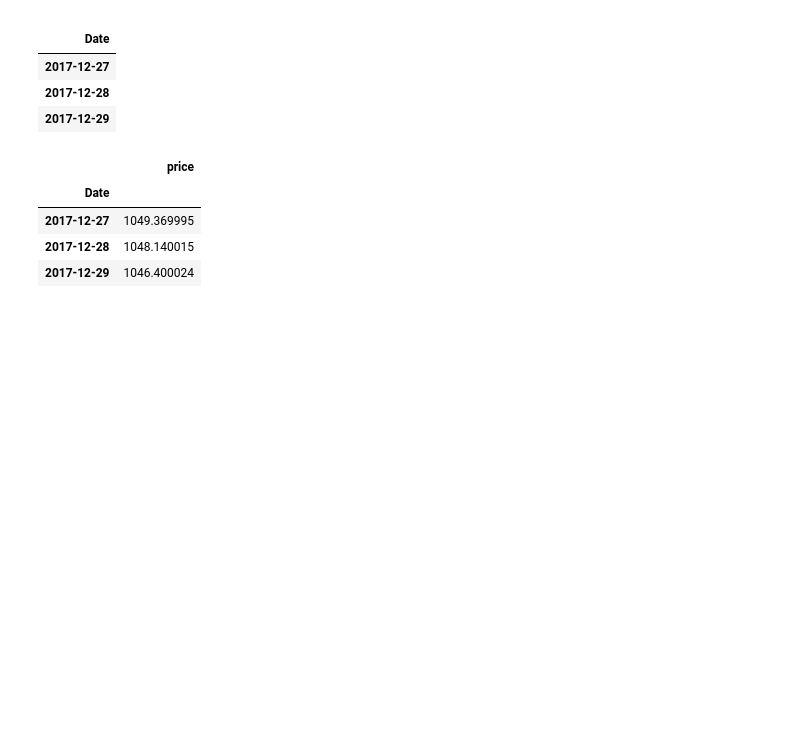
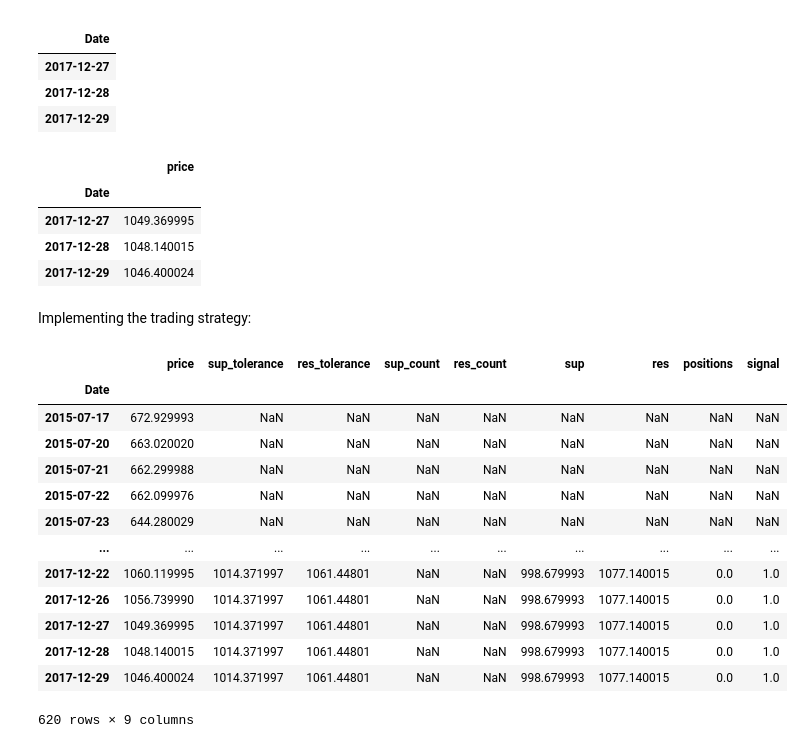
Before and after one commit to victorvianaom/Learn-Algorithmic-Trading, a Jupyter notebook: Deciphering Markets with Technical Analysis 📚02.ipynb, the cells around one changed output. Cells and saved outputs as stored; diff of their text form; code cells hidden in the pictures; blank space fills up the shorter version.

Commit message:
implemented the logic behind the resistance and support breakthrough strategy

```diff
--- a/Deciphering Markets with Technical Analysis 📚02.ipynb
+++ b/Deciphering Markets with Technical Analysis 📚02.ipynb
@@ -74,3 +76,66 @@ goog_data_signal.tail(3)
 | 2017-12-27 | 1049.369995 |
 | 2017-12-28 | 1048.140015 |
 | 2017-12-29 | 1046.400024 |
+# %% [markdown]
+Implementing the trading strategy:
+# %%
+def trading_support_resistance(df, bin_width=20): # 20 is the rolling window, the memory of the support and resistance...
+    df['sup_tolerance'] = pd.Series(np.zeros(len(df)))
+    df['res_tolerance'] = pd.Series(np.zeros(len(df)))
+    df['sup_count'] = pd.Series(np.zeros(len(df)))
+    df['res_count'] = pd.Series(np.zeros(len(df)))
+    df['sup'] = pd.Series(np.zeros(len(df)))
+    df['res'] = pd.Series(np.zeros(len(df)))
+    df['positions'] = pd.Series(np.zeros(len(df)))
+    df['signal'] = pd.Series(np.zeros(len(df)))
+    in_support = 0
+    in_resistance = 0
+
+    TOLERANCE = 0.2
+
+    for x in range((bin_width-1) + bin_width, len(df)):
+        df_section = df[x - bin_width:x + 1]
+        support_level = min(df_section['price'])
+        resistance_level = max(df_section['price'])
+        range_level = resistance_level - support_level
+        df['res'][x] = resistance_level
+        df['sup'][x] = support_level
+        df['sup_tolerance'][x] = support_level + TOLERANCE*range_level
+        df['res_tolerance'][x] = resistance_level - TOLERANCE*range_level
+
+        if df['price'][x] >= df['res_tolerance'][x] and df['price'][x] <= df['res'][x]:
+            in_resistance += 1
+            df['res_count'][x] = in_resistance
+        elif df['price'][x] <= df['sup_tolerance'][x] and df['price'][x] >= df['sup'][x]:
+            in_support += 1
+            df['sup_count'][x] = in_support
+        else:
+            in_support = 0
+            in_resistance = 0
+
+        if in_resistance > 2:
+            df['signal'][x] = 1
+        elif in_support > 2:
+            df['signal'][x] = 0
+        else:
+            df['signal'][x] = df['signal'][x-1]
+
+    df['positions'] = df['signal'].diff()
+
+trading_support_resistance(goog_data_signal)
+goog_data_signal
+# %% [output]
+|  | price | sup_tolerance | res_tolerance | sup_count | res_count | sup | res | positions | signal |
+| Date |  |  |  |  |  |  |  |  |  |
+| 2015-07-17 | 672.929993 | NaN | NaN | NaN | NaN | NaN | NaN | NaN | NaN |
+| 2015-07-20 | 663.020020 | NaN | NaN | NaN | NaN | NaN | NaN | NaN | NaN |
+| 2015-07-21 | 662.299988 | NaN | NaN | NaN | NaN | NaN | NaN | NaN | NaN |
+| 2015-07-22 | 662.099976 | NaN | NaN | NaN | NaN | NaN | NaN | NaN | NaN |
+| 2015-07-23 | 644.280029 | NaN | NaN | NaN | NaN | NaN | NaN | NaN | NaN |
+| ... | ... | ... | ... | ... | ... | ... | ... | ... | ... |
+| 2017-12-22 | 1060.119995 | 1014.371997 | 1061.44801 | NaN | NaN | 998.679993 | 1077.140015 | 0.0 | 1.0 |
+| 2017-12-26 | 1056.739990 | 1014.371997 | 1061.44801 | NaN | NaN | 998.679993 | 1077.140015 | 0.0 | 1.0 |
+| 2017-12-27 | 1049.369995 | 1014.371997 | 1061.44801 | NaN | NaN | 998.679993 | 1077.140015 | 0.0 | 1.0 |
+| 2017-12-28 | 1048.140015 | 1014.371997 | 1061.44801 | NaN | NaN | 998.679993 | 1077.140015 | 0.0 | 1.0 |
+| 2017-12-29 | 1046.400024 | 1014.371997 | 1061.44801 | NaN | NaN | 998.679993 | 1077.140015 | 0.0 | 1.0 |
+620 rows × 9 columns
```
Also changed, not shown: parts of 6 cells of this notebook.
